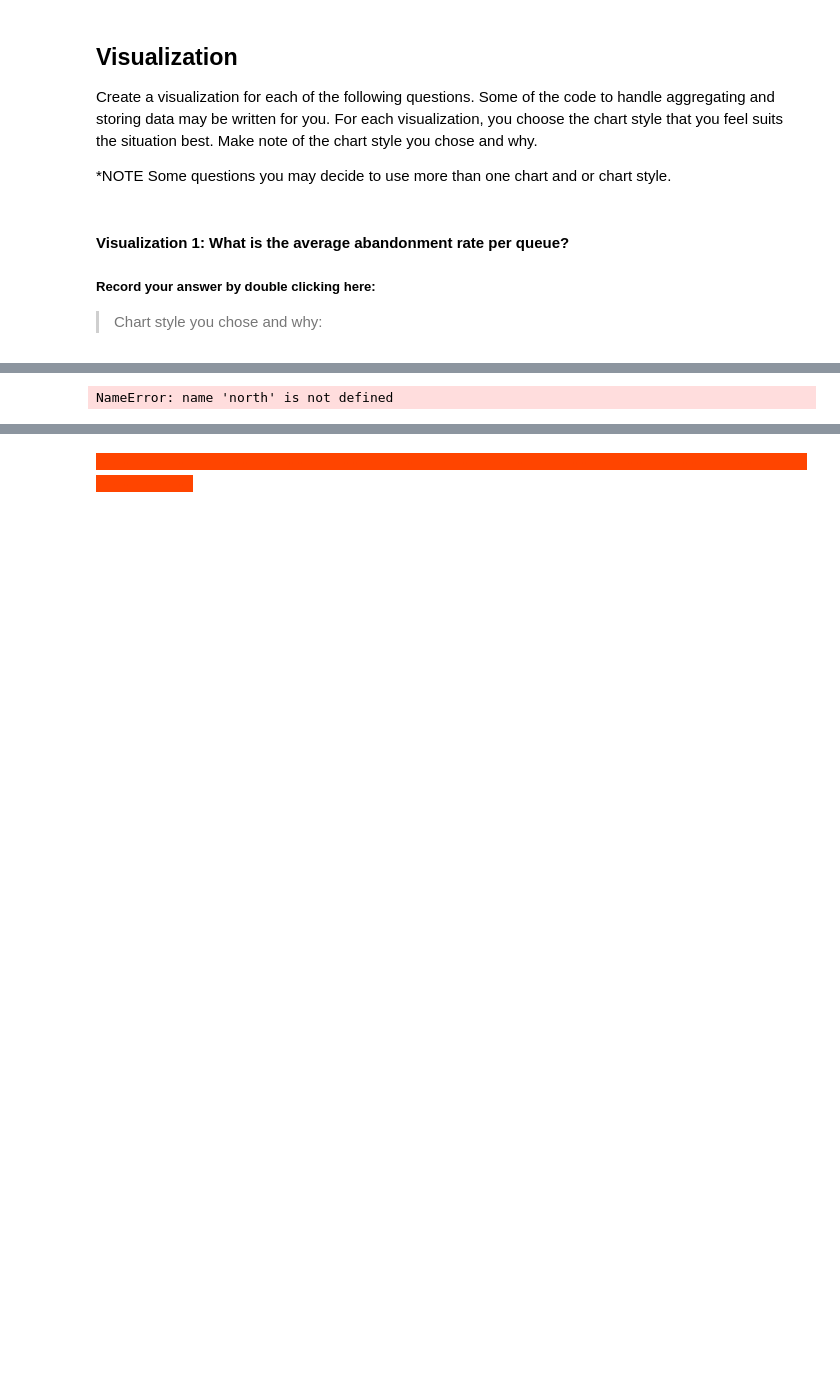
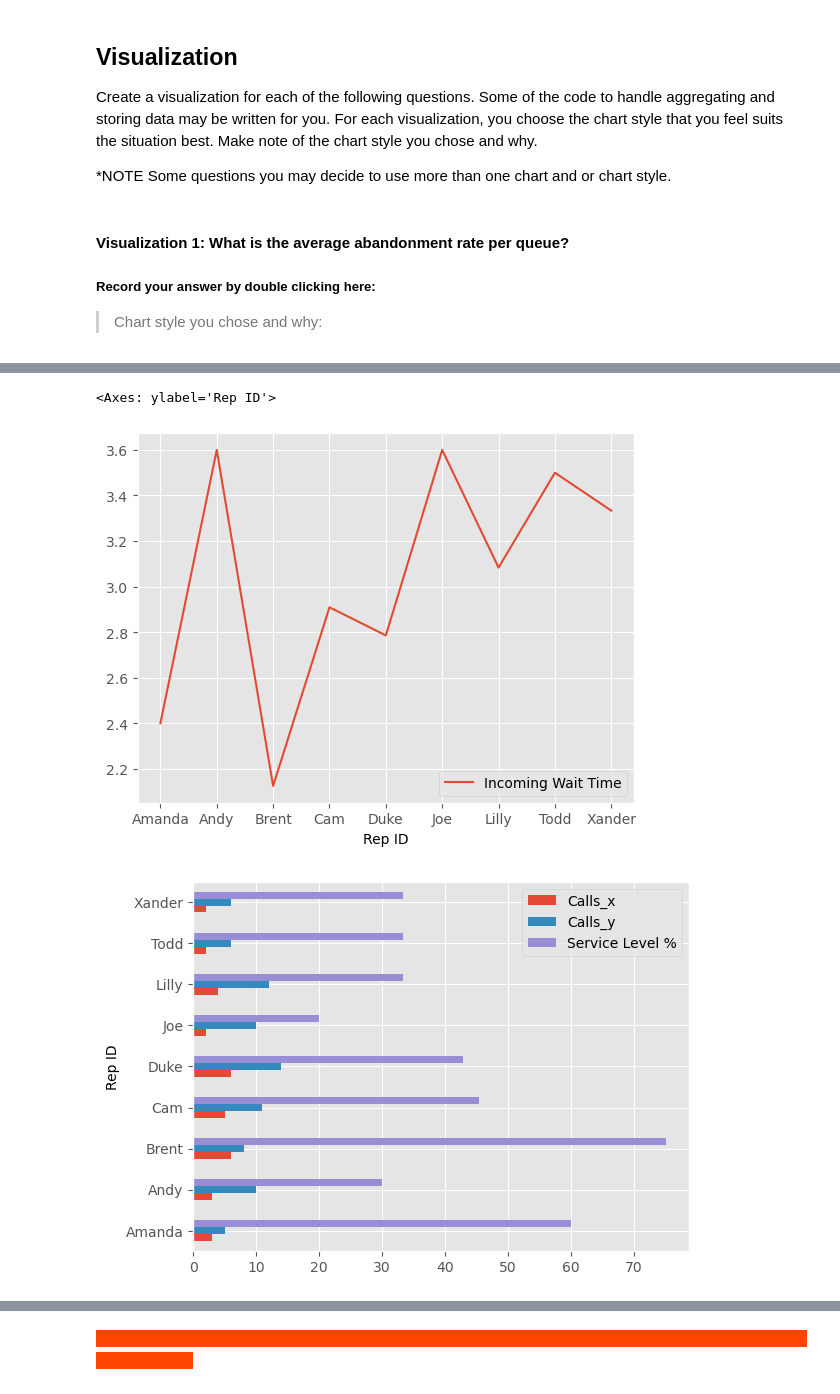
Before and after one commit to knhaye13/call-center-cleanup-assignment, a Jupyter notebook: Call_Center_Cleanup.ipynb, the cells around one changed output, grey strips where cells are left out. Saved outputs shown, nothing was run; the diff lists cells and outputs as text; code cells hidden in the pictures; blank space fills up the shorter version.

```diff
--- a/Call_Center_Cleanup.ipynb
+++ b/Call_Center_Cleanup.ipynb
@@ -482,29 +503,36 @@ for i in range(4):
 # %%
 # Create visualization 2 here
 # north_plt contains the data you need for the average speed of answer of each rep
 
-north_plt = north.groupby("Rep ID")["Incoming Wait Time"].mean().to_frame().reset_index()
+north_plt = df_north.groupby("Rep ID")["Incoming Wait Time"].mean().to_frame().reset_index()
+
 
 # Finding each Rep's Personal Service Level Percentage.  Basically, Calls within 2 secs / total calls
 
 # Table 1: Total Incoming calls less than 2 seconds grouped by Rep
-quick_calls = north[north["Incoming Wait Time"] <= 2.0]
+quick_calls = df_north[df_north["Incoming Wait Time"] <= 2.0]
 quick_reps = quick_calls[["Rep ID", "Calls"]]
 quick_stats = quick_reps.groupby(["Rep ID"]).sum()  # Final Table
 
 
 # Table 2: Total Incoming Calls Only grouped by Rep
-total_calls_in = north[north["Incoming or Outgoing"] == "Incoming"]
+total_calls_in = df_north[df_north["Incoming or Outgoing"] == "Incoming"]
 rep_calls = total_calls_in[["Rep ID", "Calls"]]
 total_stats = rep_calls.groupby(["Rep ID"]).sum() # Final Table
 
 #  Table 3: Service Level Percentage created via merge
 service_level = pd.merge(quick_stats, total_stats, on="Rep ID")
 
 # Create Percentage Column in Table 3
 service_level["Service Level %"] = service_level["Calls_x"]/service_level["Calls_y"] * 100
 
+
+
 #Your Code Here:
+north_plt.plot(kind='line', x='Rep ID')
+service_level.plot(kind='barh')
 # %% [output]
-NameError: name 'north' is not defined
+<Axes: ylabel='Rep ID'>
+[figure, added]
+[figure, added]
 # %% [markdown]
```
Also changed, not shown: parts of 13 cells of this notebook.
